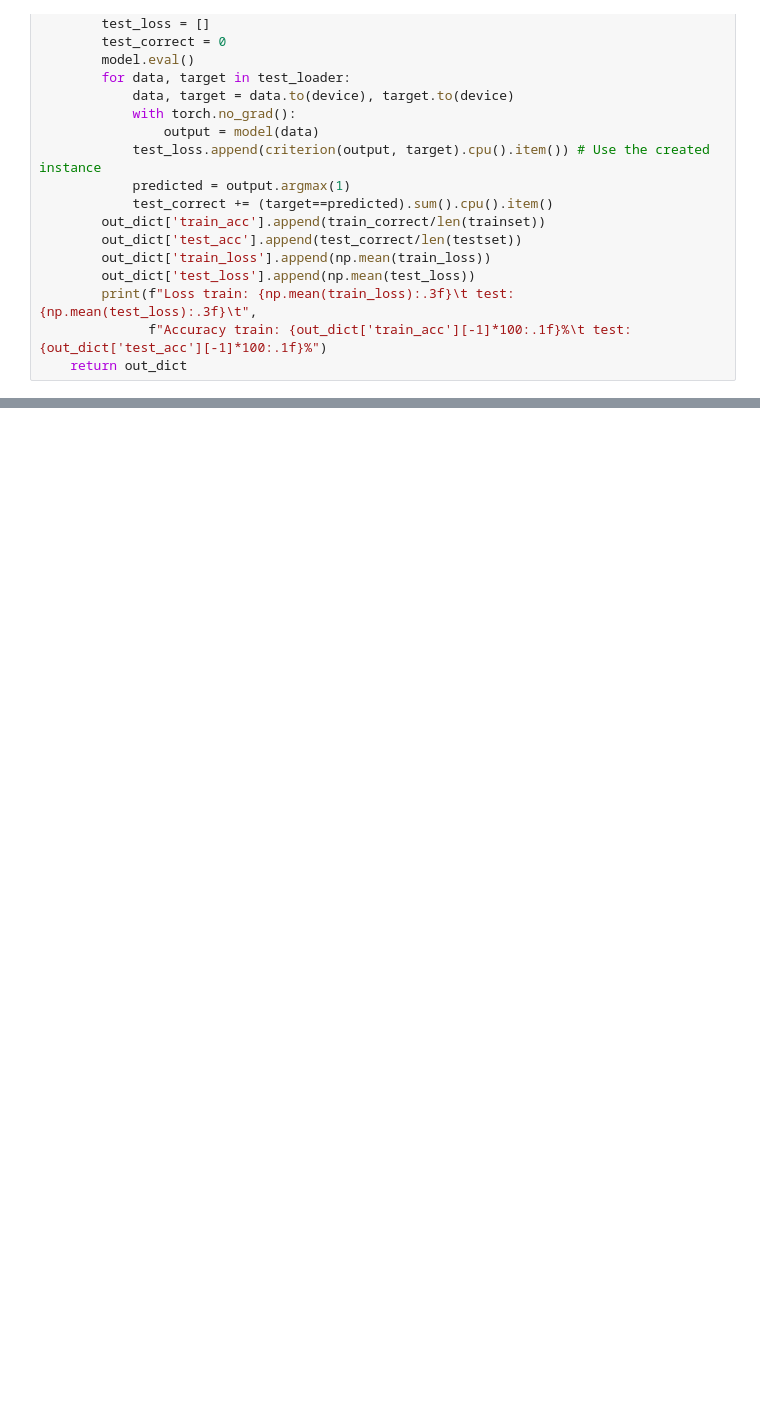
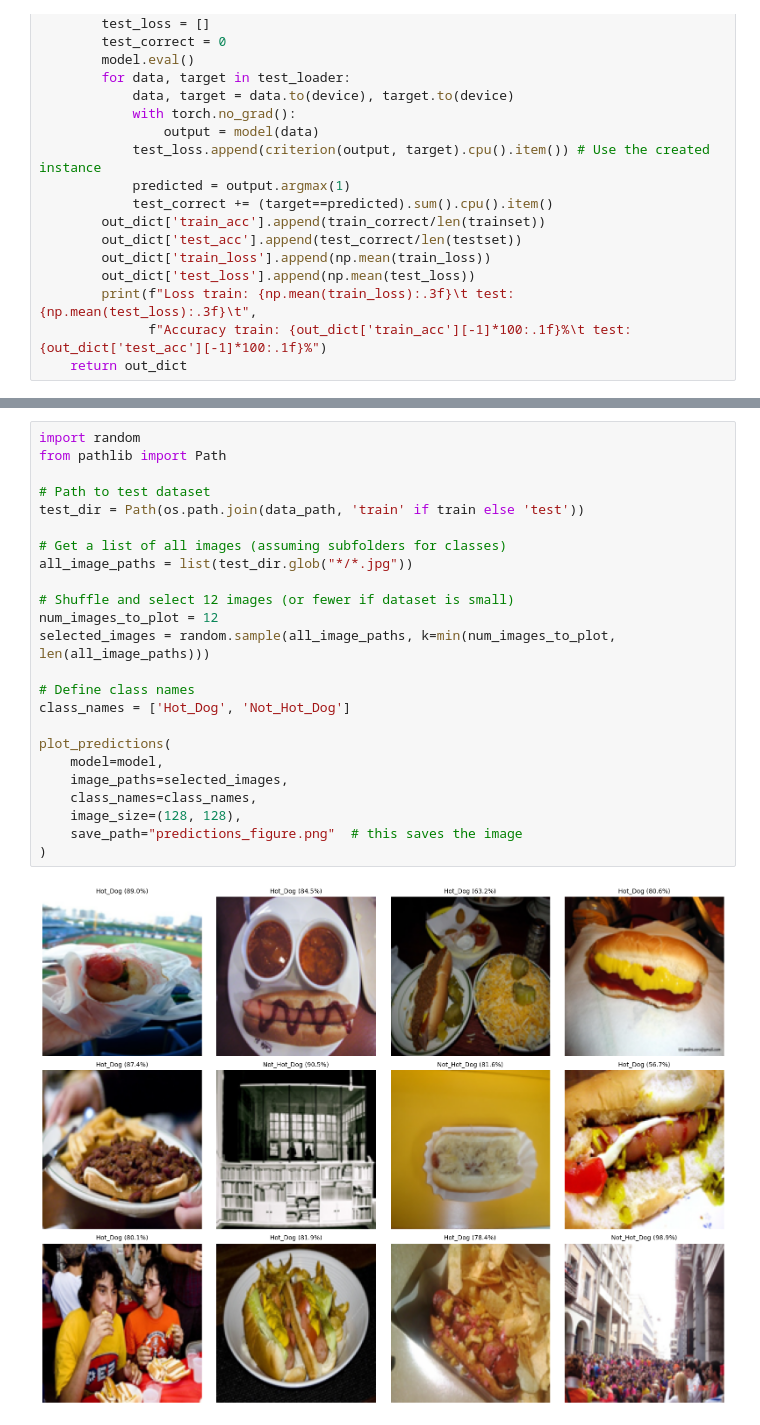
Before and after one commit to firben-sass/DeepLearningCompVis, a Jupyter notebook: projects/hotdogNotdog/simple-CNN/simple_CNN.ipynb, the cells around one changed output, grey strips where cells are left out. Cells and saved outputs as stored; diff of their text form; blank space fills up the shorter version.

```diff
--- a/projects/hotdogNotdog/simple-CNN/simple_CNN.ipynb
+++ b/projects/hotdogNotdog/simple-CNN/simple_CNN.ipynb
@@ -242,0 +281,26 @@ Loss train: 0.447        test: 0.528     Accuracy train: 79.8%   test: 74.7%
+# %%
+import random
+from pathlib import Path
+
+# Path to test dataset
+test_dir = Path(os.path.join(data_path, 'train' if train else 'test'))
+
+# Get a list of all images (assuming subfolders for classes)
+all_image_paths = list(test_dir.glob("*/*.jpg"))
+
+# Shuffle and select 12 images (or fewer if dataset is small)
+num_images_to_plot = 12
+selected_images = random.sample(all_image_paths, k=min(num_images_to_plot, len(all_image_paths)))
+
+# Define class names
+class_names = ['Hot_Dog', 'Not_Hot_Dog']
+
+plot_predictions(
+    model=model,
+    image_paths=selected_images,
+    class_names=class_names,
+    image_size=(128, 128),
+    save_path="predictions_figure.png"  # this saves the image
+)
+# %% [output]
+[figure, added]
```
Also changed, not shown: parts of 4 cells of this notebook.
